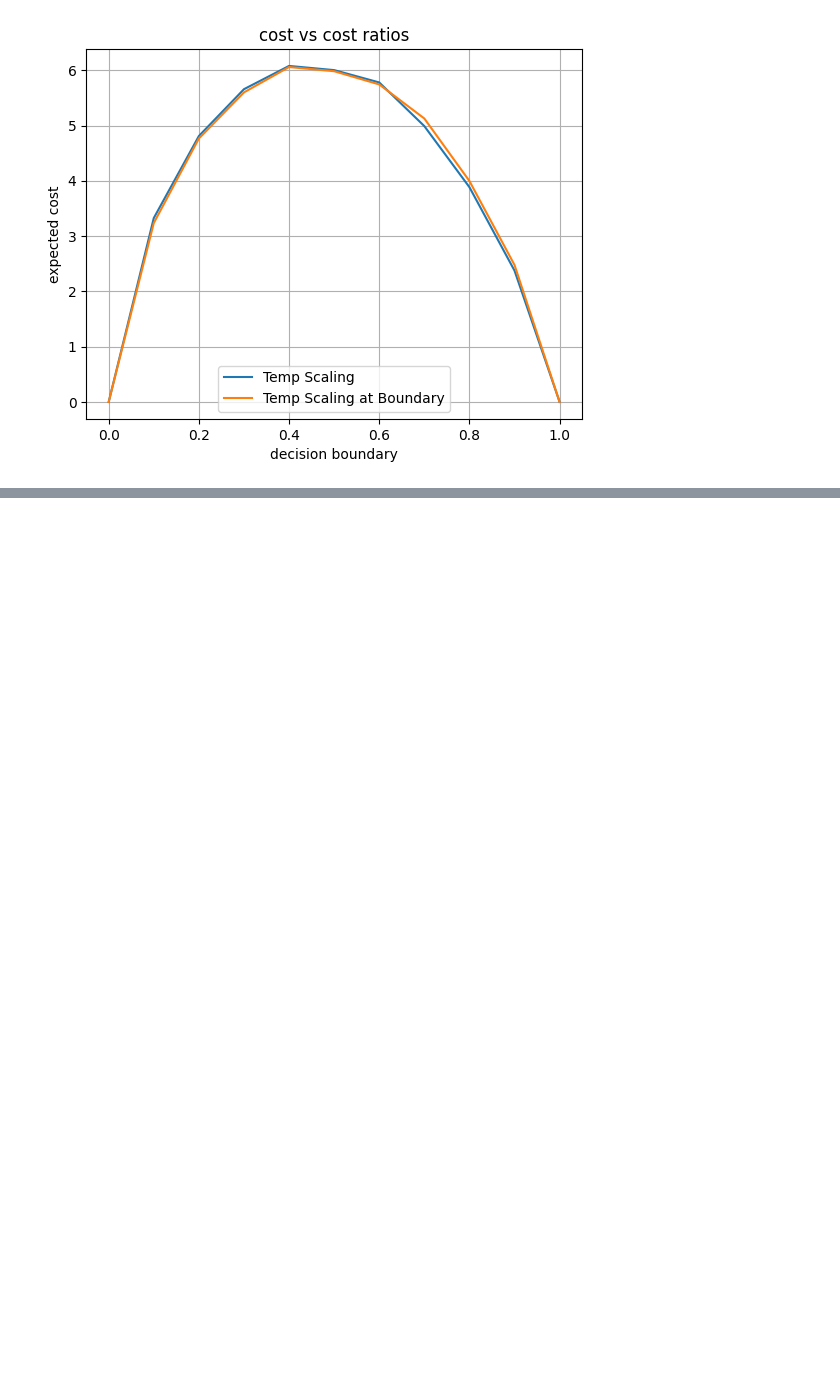
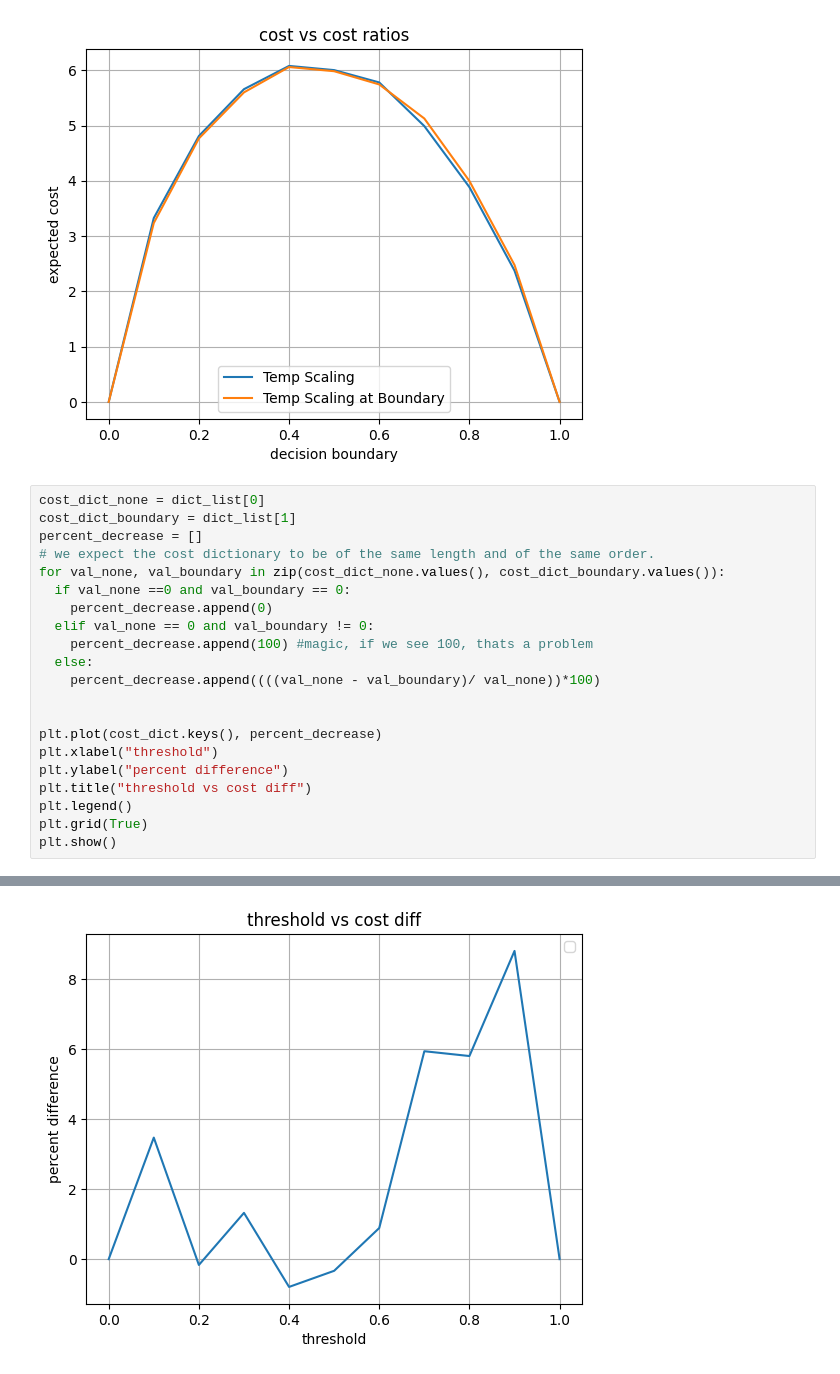
Before and after one commit to ash8m/cost-analysis, a Jupyter notebook: cost_analysis_calibration_where_it_matters.ipynb, the cells around one changed output, grey strips where cells are left out. Drawn from its saved outputs; the diff is of its cells as text; blank space fills up the shorter version.

```diff
--- a/cost_analysis_calibration_where_it_matters.ipynb
+++ b/cost_analysis_calibration_where_it_matters.ipynb
@@ -127,3 +156,25 @@ plt.grid(True)
 plt.show()
 # %% [output]
 [figure]
+# %%
+cost_dict_none = dict_list[0]
+cost_dict_boundary = dict_list[1]
+percent_decrease = []
+# we expect the cost dictionary to be of the same length and of the same order.
+for val_none, val_boundary in zip(cost_dict_none.values(), cost_dict_boundary.values()):
+  if val_none ==0 and val_boundary == 0:
+    percent_decrease.append(0)
+  elif val_none == 0 and val_boundary != 0:
+    percent_decrease.append(100) #magic, if we see 100, thats a problem
+  else:
+    percent_decrease.append((((val_none - val_boundary)/ val_none))*100)
+
+
+plt.plot(cost_dict.keys(), percent_decrease)
+plt.xlabel("threshold")
+plt.ylabel("percent difference")
+plt.title("threshold vs cost diff")
+plt.legend()
+plt.grid(True)
+plt.show()
+# %% [output]
@@ -129,0 +182 @@ plt.show()
+[figure, added]
```
Also changed, not shown: parts of 10 cells of this notebook.
